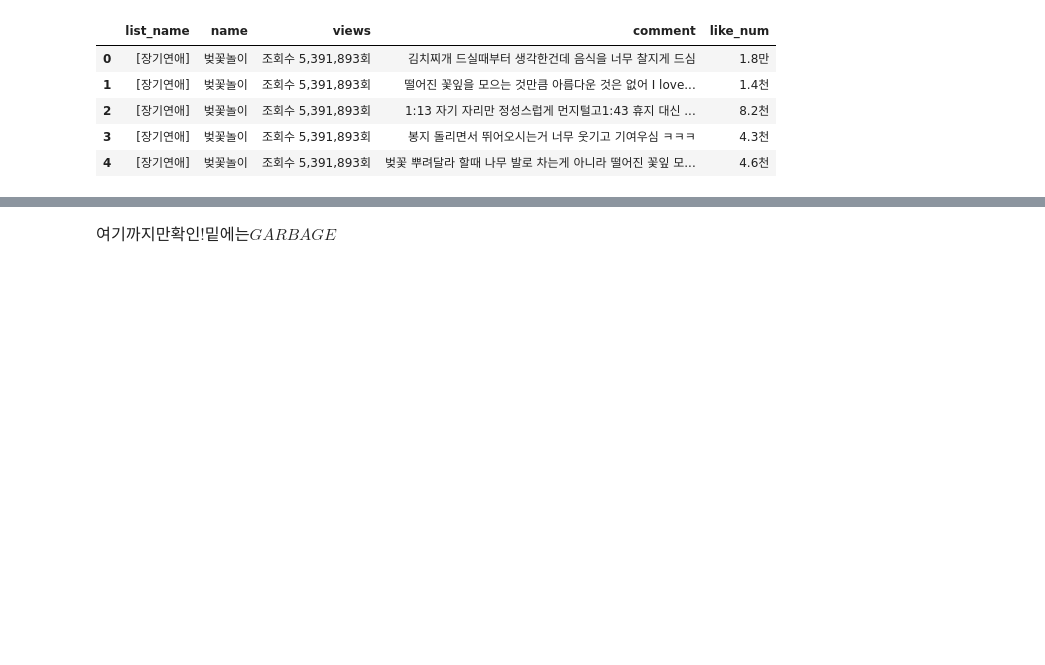
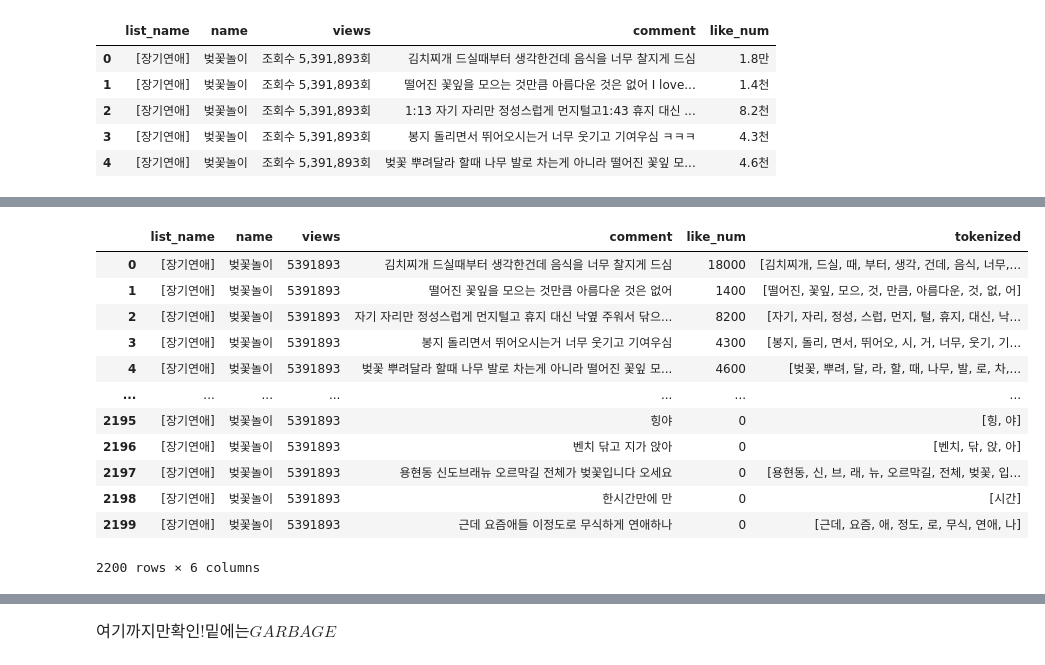
Before and after one commit to Huiseop123/team4, a Jupyter notebook: data_preprocessing.ipynb, the cells around one changed output, grey strips where cells are left out. Drawn from its saved outputs; the diff is of its cells as text; code cells hidden in the pictures; blank space fills up the shorter version.

```diff
--- a/data_preprocessing.ipynb
+++ b/data_preprocessing.ipynb
@@ -153,0 +185,16 @@ output(data, '벚꽃놀이(tok)')
+# %%
+data
+# %% [output]
+|  | list_name | name | views | comment | like_num | tokenized |
+| 0 | [장기연애] | 벚꽃놀이 | 5391893 | 김치찌개 드실때부터 생각한건데 음식을 너무 찰지게 드심 | 18000 | [김치찌개, 드실, 때, 부터, 생각, 건데, 음식, 너무,... |
+| 1 | [장기연애] | 벚꽃놀이 | 5391893 | 떨어진 꽃잎을 모으는 것만큼 아름다운 것은 없어 | 1400 | [떨어진, 꽃잎, 모으, 것, 만큼, 아름다운, 것, 없, 어] |
+| 2 | [장기연애] | 벚꽃놀이 | 5391893 | 자기 자리만 정성스럽게 먼지털고 휴지 대신 낙옆 주워서 닦으... | 8200 | [자기, 자리, 정성, 스럽, 먼지, 털, 휴지, 대신, 낙... |
+| 3 | [장기연애] | 벚꽃놀이 | 5391893 | 봉지 돌리면서 뛰어오시는거 너무 웃기고 기여우심 | 4300 | [봉지, 돌리, 면서, 뛰어오, 시, 거, 너무, 웃기, 기... |
+| 4 | [장기연애] | 벚꽃놀이 | 5391893 | 벚꽃 뿌려달라 할때 나무 발로 차는게 아니라 떨어진 꽃잎 모... | 4600 | [벚꽃, 뿌려, 달, 라, 할, 때, 나무, 발, 로, 차,... |
+| ... | ... | ... | ... | ... | ... | ... |
+| 2195 | [장기연애] | 벚꽃놀이 | 5391893 | 힝야 | 0 | [힝, 야] |
+| 2196 | [장기연애] | 벚꽃놀이 | 5391893 | 벤치 닦고 지가 앉아 | 0 | [벤치, 닦, 앉, 아] |
+| 2197 | [장기연애] | 벚꽃놀이 | 5391893 | 용현동 신도브래뉴 오르막길 전체가 벚꽃입니다 오세요 | 0 | [용현동, 신, 브, 래, 뉴, 오르막길, 전체, 벚꽃, 입... |
+| 2198 | [장기연애] | 벚꽃놀이 | 5391893 | 한시간만에 만 | 0 | [시간] |
+| 2199 | [장기연애] | 벚꽃놀이 | 5391893 | 근데 요즘애들 이정도로 무식하게 연애하나 | 0 | [근데, 요즘, 애, 정도, 로, 무식, 연애, 나] |
+2200 rows × 6 columns
```
Also changed, not shown: parts of 13 cells of this notebook.
